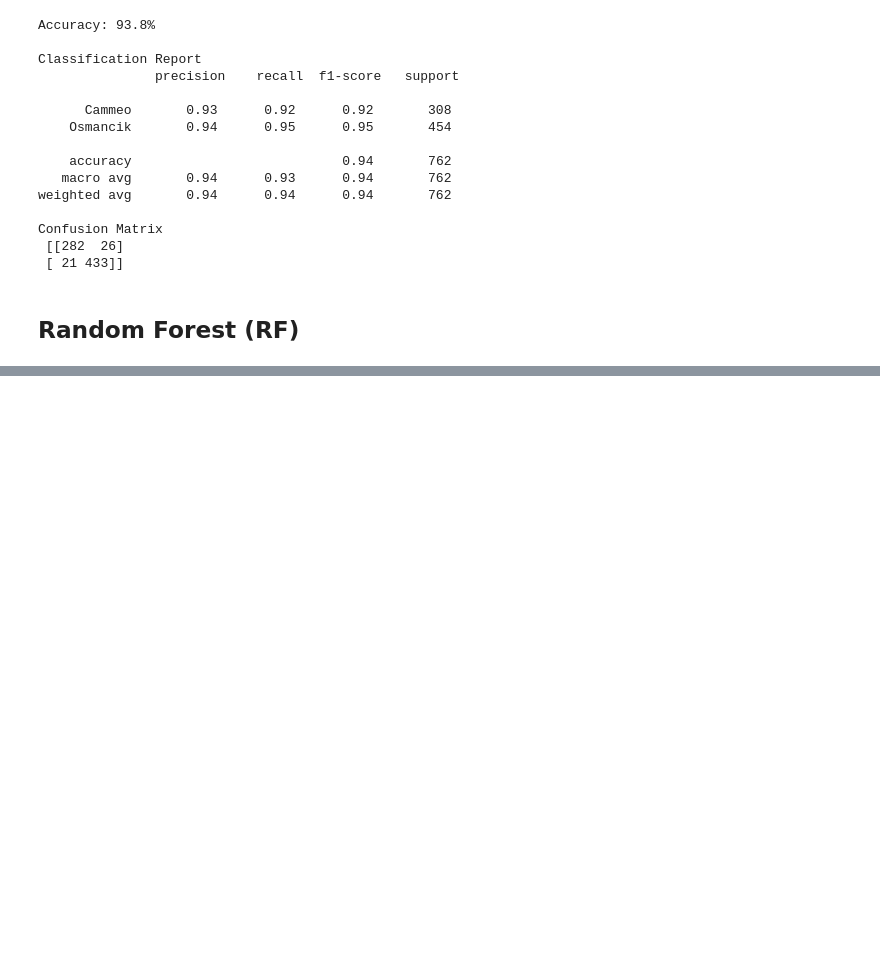
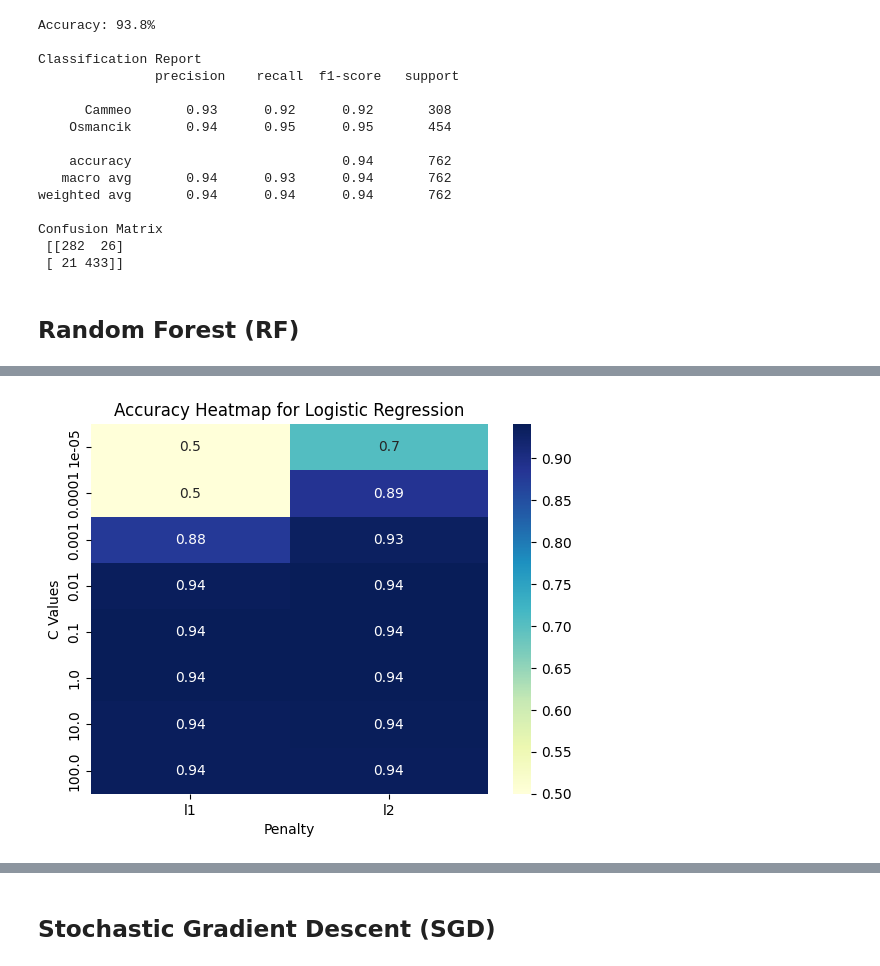
Before and after one commit to hmantovani/py-handbook, a Jupyter notebook: model/classification.ipynb, the cells around one changed output, grey strips where cells are left out. Saved outputs shown, nothing was run; the diff lists cells and outputs as text; code cells hidden in the pictures; blank space fills up the shorter version.

```diff
--- a/model/classification.ipynb
+++ b/model/classification.ipynb
@@ -212,0 +282,15 @@ print("Confusion Matrix\n", RF_cm)
+# %%
+from sklearn.naive_bayes import GaussianNB
+
+# Unlike the other models, Naive Bayes has no parameters that need tuning
+NB_model = GaussianNB()
+NB_model.fit(X_train, y_train.values.ravel())
+NB_pred = NB_model.predict(X_test)
+NB_accuracy = accuracy_score(y_test.values.ravel(), NB_pred)
+NB_cr = classification_report(y_test.values.ravel(), NB_pred)
+NB_cm = confusion_matrix(y_test.values.ravel(), NB_pred)
+
+# Printing the metrics
+print("Accuracy:", f"{NB_accuracy * 100:.1f}%\n")
+print("Classification Report\n", NB_cr)
+print("Confusion Matrix\n", NB_cm)
@@ -212,0 +325,55 @@ print("Confusion Matrix\n", RF_cm)
+# %%
+from sklearn.linear_model import LogisticRegression
+warnings.filterwarnings("ignore", category=ConvergenceWarning)
+
+# Define ranges for hyperparameters
+penalty_values = ['l1', 'l2']
+C_values = [1e-5, 1e-4, 1e-3, 1e-2, 1e-1, 1, 10, 100]  # List of C values to test
+solver_values = ['liblinear', 'saga', 'sag']  # Different solvers supporting both 'l1' and 'l2' penalties
+
+# Perform grid search
+LR_results = []
+
+for params in ParameterGrid({'penalty': penalty_values, 'C': C_values, 'solver': solver_values}):
+    if (params['solver'] in ['lbfgs', 'sag']) and params['penalty'] == 'l1':
+        continue  # Skip 'lbfgs' and 'sag' solvers with 'l1' penalty
+    clf_lr = LogisticRegression(**params)
+    clf_lr.fit(X_train, y_train.values.ravel())
+    yhat = clf_lr.predict(X_test)
+    accuracy = accuracy_score(y_test.values.ravel(), yhat)
+    LR_results.append({'Penalty': params['penalty'], 'C': params['C'], 'Solver': params['solver'], 'Accuracy': accuracy})
+
+LR_results_df = pd.DataFrame(LR_results)
+pivot_table = LR_results_df.pivot_table(index='C', columns='Penalty', values='Accuracy')
+sns.heatmap(pivot_table, annot=True, cmap='YlGnBu')
+plt.title('Accuracy Heatmap for Logistic Regression')
+plt.xlabel('Penalty')
+plt.ylabel('C Values')
+plt.show()
+
+# Find the row index with the maximum accuracy
+best_row_index = LR_results_df['Accuracy'].idxmax()
+
+# Get the corresponding hyperparameters for the best result
+best_hyperparameters = LR_results_df.loc[best_row_index, ['C', 'Solver', 'Penalty', 'Accuracy']]
+best_C = best_hyperparameters['C']
+best_solver = best_hyperparameters['Solver']
+best_penalty = best_hyperparameters['Penalty']
+
+print("Best hyperparameters")
+print(best_hyperparameters)
+
+# Fitting the model with the best hyperparameters
+LR_model = LogisticRegression(C=best_C, solver=best_solver, penalty=best_penalty)
+LR_model.fit(X_train, y_train.values.ravel())
+LR_pred = LR_model.predict(X_test)
+LR_accuracy = accuracy_score(y_test.values.ravel(), LR_pred)
+LR_cr = classification_report(y_test.values.ravel(), LR_pred)
+LR_cm = confusion_matrix(y_test.values.ravel(), LR_pred)
+
+# Printing the metrics
+print("\nAccuracy:", f"{LR_accuracy * 100:.1f}%\n")
+print("Classification Report\n", LR_cr)
+print("Confusion Matrix\n", LR_cm)
+# %% [output]
+[figure, added]
@@ -212,0 +397,2 @@ print("Confusion Matrix\n", RF_cm)
+# %% [markdown]
+## Stochastic Gradient Descent (SGD)
```
Also changed, not shown: parts of 15 cells of this notebook.
